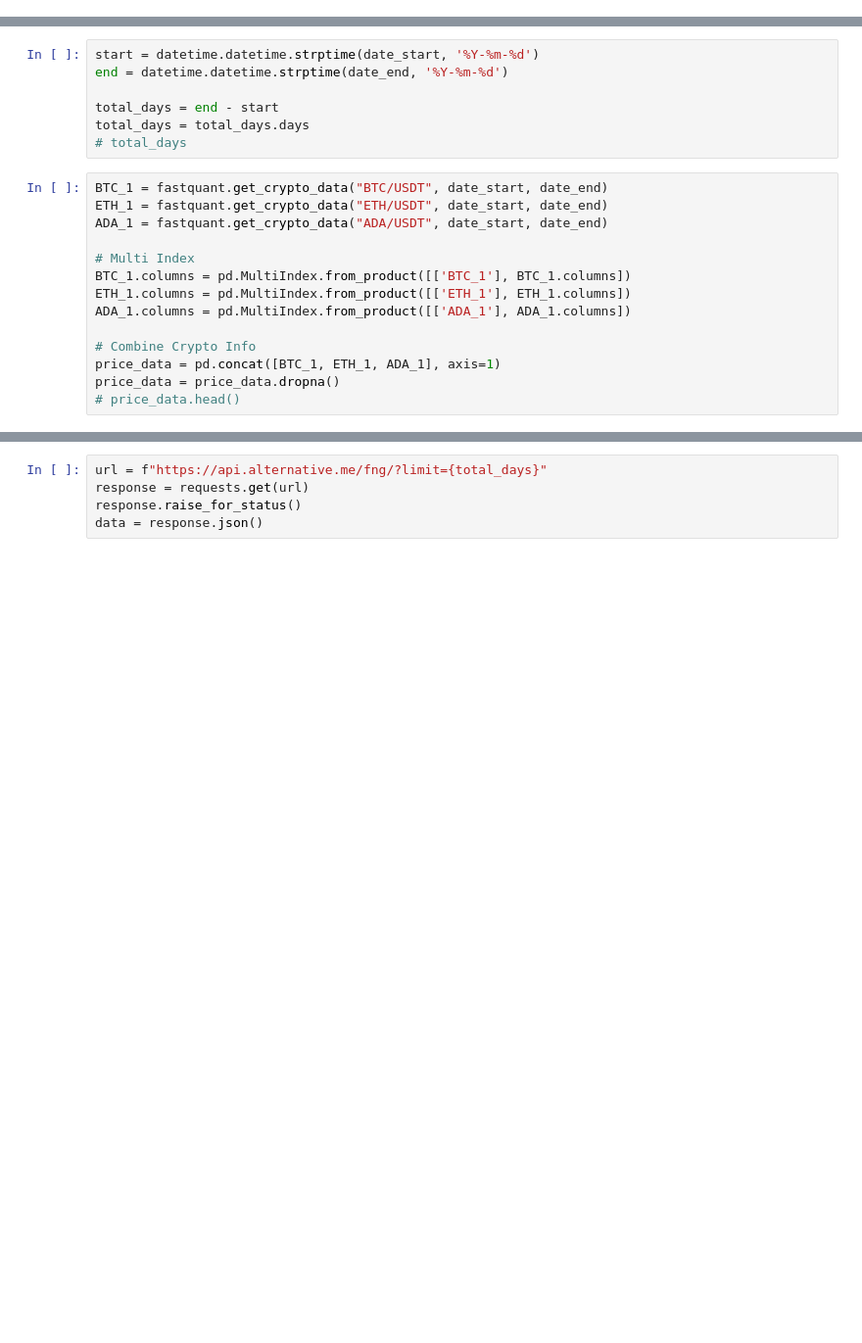
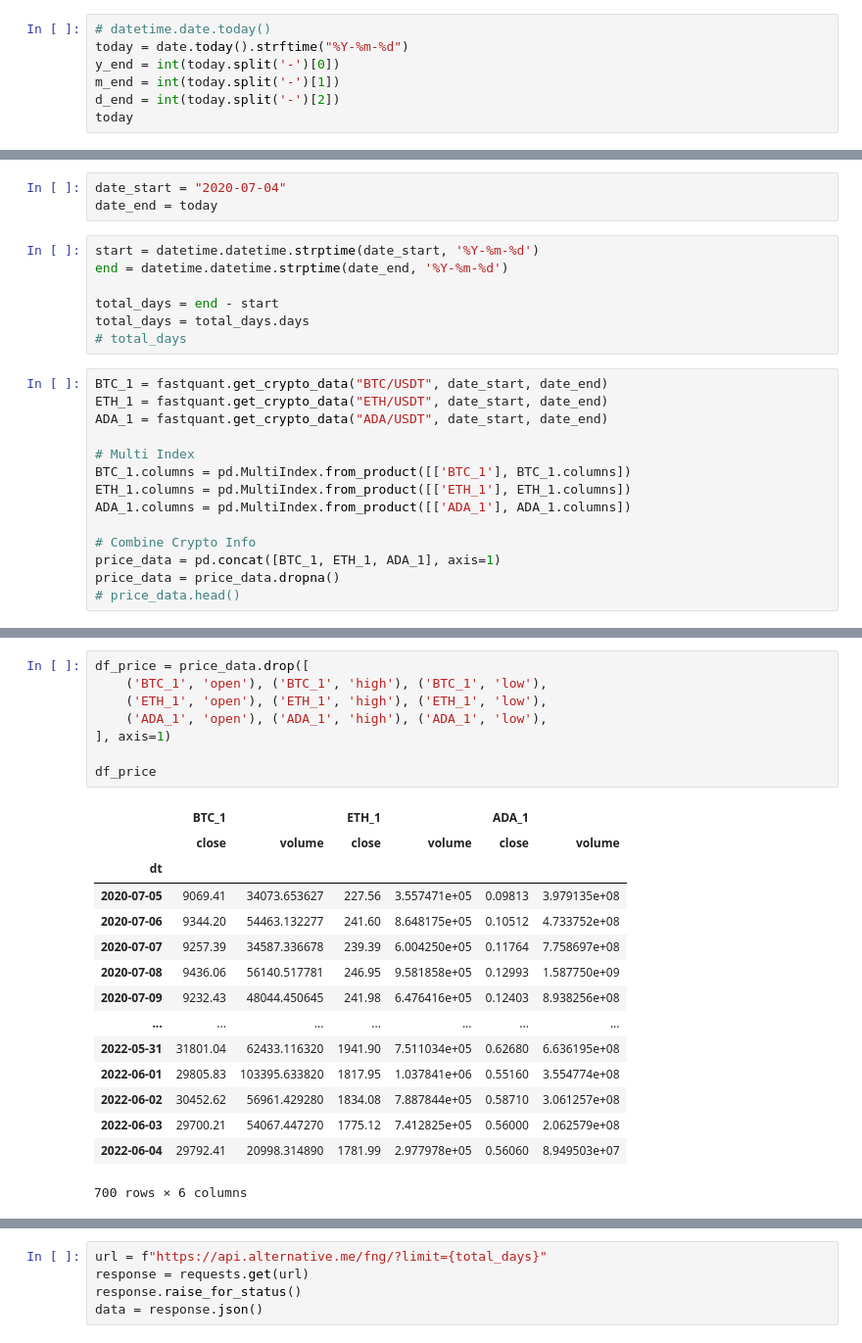
Before and after one commit to Alacrity01/sentiment-trading, a Jupyter notebook: sentiment_trading.ipynb, the cells around one changed output, grey strips where cells are left out. Shown: that part at 98% size. Saved outputs shown, nothing was run; the diff lists cells and outputs as text; blank space fills up the shorter version.

```diff
--- a/sentiment_trading.ipynb
+++ b/sentiment_trading.ipynb
@@ -11,0 +26,7 @@ date_end = "2022-06-01"
+# %%
+# datetime.date.today()
+today = date.today().strftime("%Y-%m-%d")
+y_end = int(today.split('-')[0])
+m_end = int(today.split('-')[1])
+d_end = int(today.split('-')[2])
+today
@@ -12,3 +35,6 @@ date_end = "2022-06-01"
+# %%
+date_start = "2020-07-04"
+date_end = today
 # %%
 start = datetime.datetime.strptime(date_start, '%Y-%m-%d')
 end = datetime.datetime.strptime(date_end, '%Y-%m-%d')
@@ -50,0 +59,24 @@ price_data
+# %%
+df_price = price_data.drop([
+	('BTC_1', 'open'), ('BTC_1', 'high'), ('BTC_1', 'low'),
+	('ETH_1', 'open'), ('ETH_1', 'high'), ('ETH_1', 'low'),
+	('ADA_1', 'open'), ('ADA_1', 'high'), ('ADA_1', 'low'),
+], axis=1)
+
+df_price
+# %% [output]
+|  | BTC_1 |  | ETH_1 |  | ADA_1 |  |
+|  | close | volume | close | volume | close | volume |
+| dt |  |  |  |  |  |  |
+| 2020-07-05 | 9069.41 | 34073.653627 | 227.56 | 3.557471e+05 | 0.09813 | 3.979135e+08 |
+| 2020-07-06 | 9344.20 | 54463.132277 | 241.60 | 8.648175e+05 | 0.10512 | 4.733752e+08 |
+| 2020-07-07 | 9257.39 | 34587.336678 | 239.39 | 6.004250e+05 | 0.11764 | 7.758697e+08 |
+| 2020-07-08 | 9436.06 | 56140.517781 | 246.95 | 9.581858e+05 | 0.12993 | 1.587750e+09 |
+| 2020-07-09 | 9232.43 | 48044.450645 | 241.98 | 6.476416e+05 | 0.12403 | 8.938256e+08 |
+| ... | ... | ... | ... | ... | ... | ... |
+| 2022-05-31 | 31801.04 | 62433.116320 | 1941.90 | 7.511034e+05 | 0.62680 | 6.636195e+08 |
+| 2022-06-01 | 29805.83 | 103395.633820 | 1817.95 | 1.037841e+06 | 0.55160 | 3.554774e+08 |
+| 2022-06-02 | 30452.62 | 56961.429280 | 1834.08 | 7.887844e+05 | 0.58710 | 3.061257e+08 |
+| 2022-06-03 | 29700.21 | 54067.447270 | 1775.12 | 7.412825e+05 | 0.56000 | 2.062579e+08 |
+| 2022-06-04 | 29792.41 | 20998.314890 | 1781.99 | 2.977978e+05 | 0.56060 | 8.949503e+07 |
+700 rows × 6 columns
```
Also changed, not shown: parts of 95 cells of this notebook.
